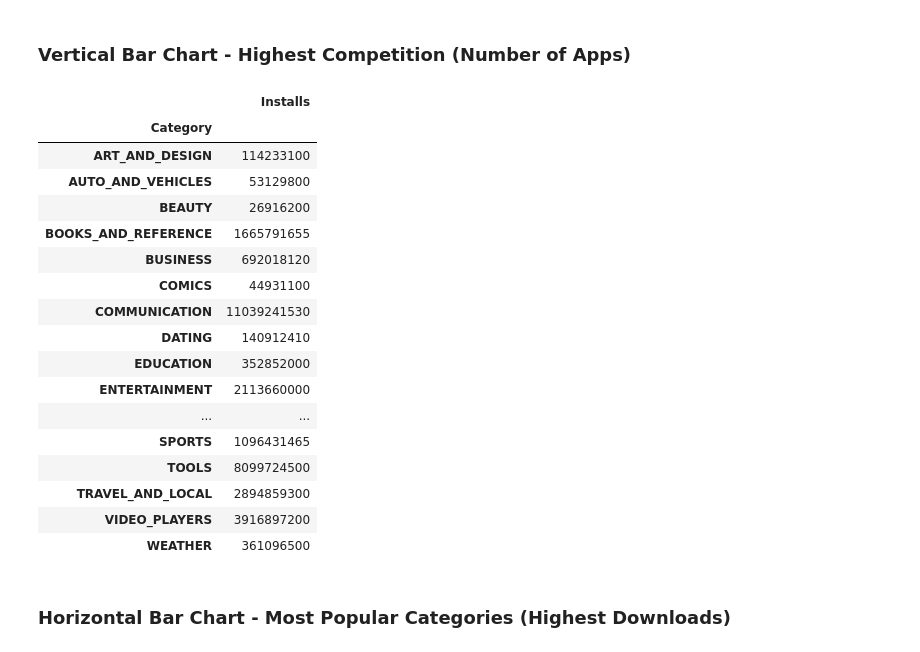
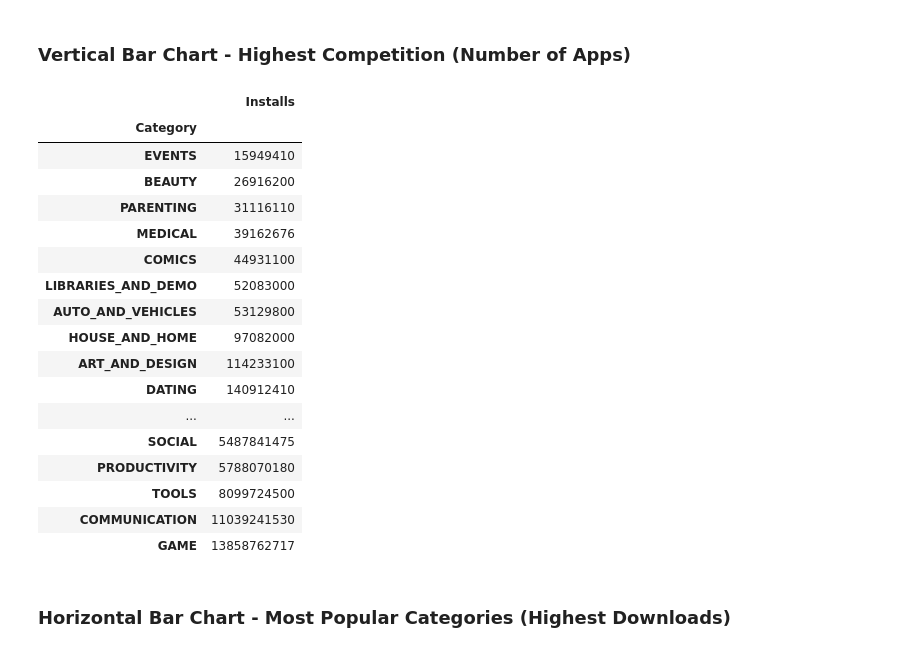
Before and after one commit to nipsalvin/Data-Science, a Jupyter notebook: Google Play Store Project (Plotly)/Google_Play_Store_App_Analytics.ipynb, the cells around one changed output. Saved outputs shown, nothing was run; the diff lists cells and outputs as text; code cells hidden in the pictures.

```diff
--- a/Google Play Store Project (Plotly)/Google_Play_Store_App_Analytics.ipynb
+++ b/Google Play Store Project (Plotly)/Google_Play_Store_App_Analytics.ipynb
@@ -496,42 +504,42 @@ bar.show()
 # %%
 # # Method 1
 # category_installs = df_apps_clean.groupby('Category').agg(
 #     {
 #         'Installs': 'sum'
 #     }
 #     )
 
 # # Method 2
 # category_installs = df_apps_clean.groupby('Category')['Installs'].sum()
-# category_installs.sort_values(ascending=False)
+# category_installs.sort_values(ascending=True, inplace=True)
 
 # Method 3
 category_installs = df_apps_clean.groupby('Category').agg(
     {
         'Installs': pd.Series.sum
     }
 )
-category_installs.sort_values('Installs', ascending=False)
+category_installs.sort_values('Installs', ascending=True, inplace=True)
 
 category_installs
 # %% [output]
 |  | Installs |
 | Category |  |
+| EVENTS | 15949410 |
+| BEAUTY | 26916200 |
+| PARENTING | 31116110 |
+| MEDICAL | 39162676 |
+| COMICS | 44931100 |
+| LIBRARIES_AND_DEMO | 52083000 |
+| AUTO_AND_VEHICLES | 53129800 |
+| HOUSE_AND_HOME | 97082000 |
 | ART_AND_DESIGN | 114233100 |
-| AUTO_AND_VEHICLES | 53129800 |
-| BEAUTY | 26916200 |
-| BOOKS_AND_REFERENCE | 1665791655 |
-| BUSINESS | 692018120 |
-| COMICS | 44931100 |
+| DATING | 140912410 |
+| ... | ... |
+| SOCIAL | 5487841475 |
+| PRODUCTIVITY | 5788070180 |
+| TOOLS | 8099724500 |
 | COMMUNICATION | 11039241530 |
-| DATING | 140912410 |
-| EDUCATION | 352852000 |
-| ENTERTAINMENT | 2113660000 |
-| ... | ... |
-| SPORTS | 1096431465 |
-| TOOLS | 8099724500 |
-| TRAVEL_AND_LOCAL | 2894859300 |
-| VIDEO_PLAYERS | 3916897200 |
-| WEATHER | 361096500 |
+| GAME | 13858762717 |
 # %% [markdown]
 ### Horizontal Bar Chart - Most Popular Categories (Highest Downloads)
```
Also changed, not shown: parts of 7 cells of this notebook.
